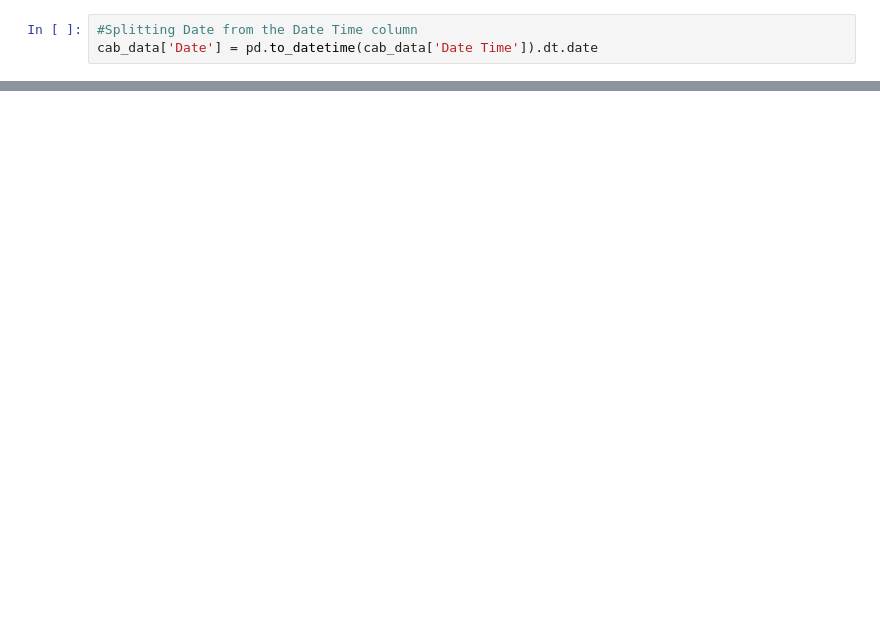
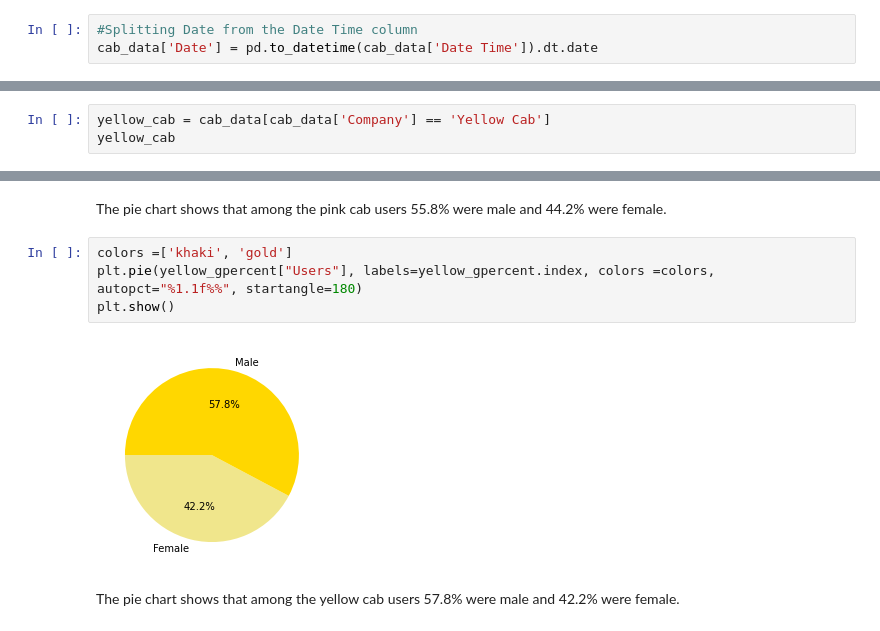
Before and after one commit to Manochitra20/G2M-for-Cab-Investment-firm, a Jupyter notebook: G2M_insights .ipynb, the cells around one changed output, grey strips where cells are left out. Cells and saved outputs as stored; diff of their text form; blank space fills up the shorter version.

```diff
--- a/G2M_insights .ipynb
+++ b/G2M_insights .ipynb
@@ -195,0 +254,3 @@ cab_data.describe()
+# %%
+yellow_cab = cab_data[cab_data['Company'] == 'Yellow Cab']
+yellow_cab
@@ -195,0 +370,10 @@ cab_data.describe()
+# %% [markdown]
+The pie chart shows that among the pink cab users 55.8% were male and 44.2% were female.
+# %%
+colors =['khaki', 'gold']
+plt.pie(yellow_gpercent["Users"], labels=yellow_gpercent.index, colors =colors, autopct="%1.1f%%", startangle=180)
+plt.show()
+# %% [output]
+[figure, added]
+# %% [markdown]
+The pie chart shows that among the yellow cab users 57.8% were male and 42.2% were female.
```
Also changed, not shown: parts of 21 cells of this notebook, 2 other files.
